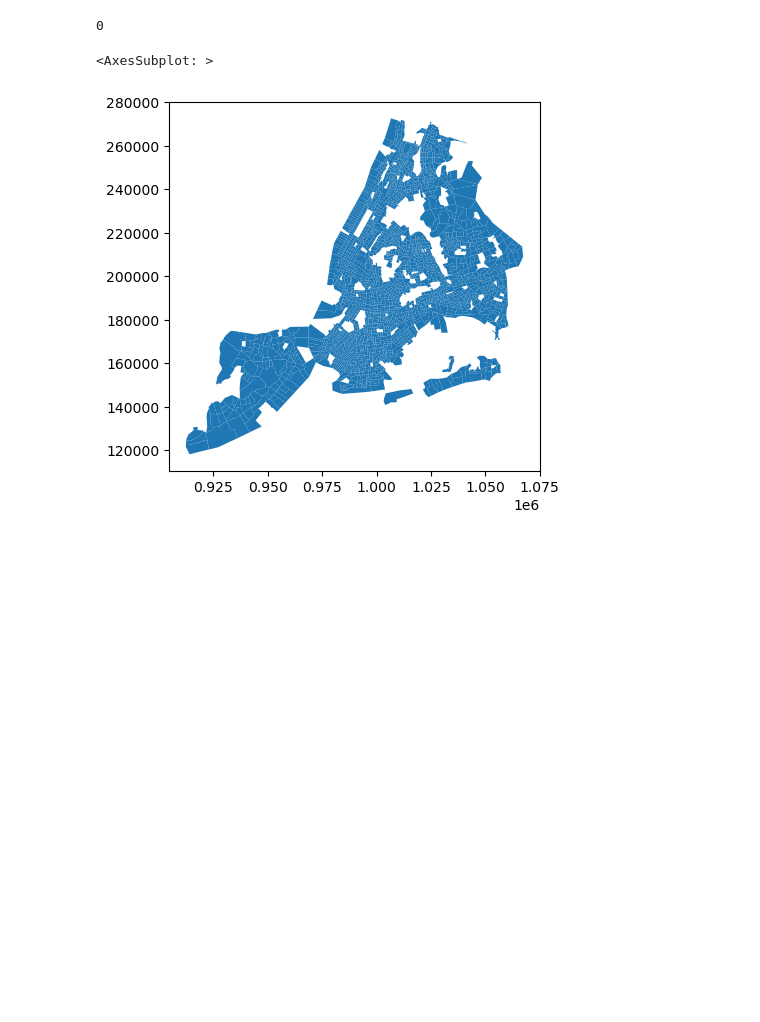
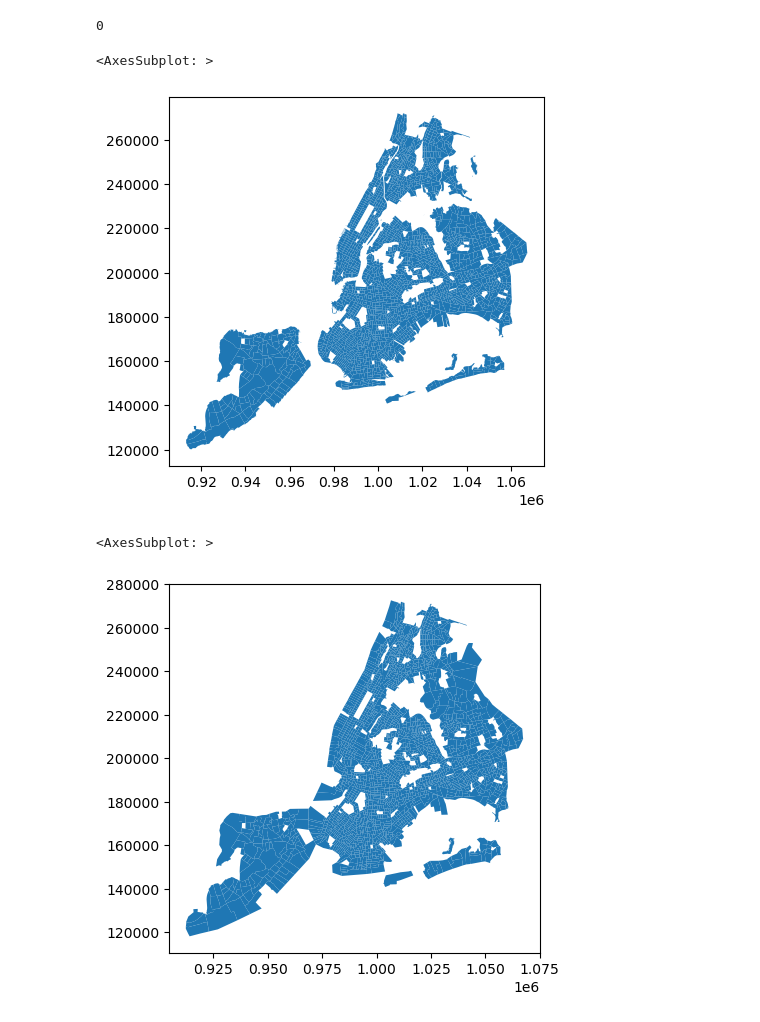
Before and after one commit to block-party-studio/block_party, a Jupyter notebook: notebooks/case_studies/dataXdesign/price_per_sqft.ipynb, the cells around one changed output. Saved outputs shown, nothing was run; the diff lists cells and outputs as text; code cells hidden in the pictures; blank space fills up the shorter version.

```diff
--- a/notebooks/case_studies/dataXdesign/price_per_sqft.ipynb
+++ b/notebooks/case_studies/dataXdesign/price_per_sqft.ipynb
@@ -1158,9 +1165,16 @@ census.GEOID.isna().sum()
 0
 # %%
 # merge on geodf
-ct_shp = ct_shp.merge(census, on='GEOID', how='left')
+ct_shp_v1 = ct_shp_v1.merge(census, on='GEOID', how='left')
 # %%
-ct_shp_no_nan = ct_shp.merge(census[census['B19013_001E'].notna()], on='GEOID', how='right')
+# use this instead
+ct_shp_no_nan = ct_shp_v1.merge(census[census['B19013_001E'].notna()], on='GEOID', how='right')
+# %%
+# this will avoid calculating spatial autocorrelation when there are no values
+ct_shp_no_nan.plot()
+# %% [output]
+<AxesSubplot: >
+[figure, added]
 # %%
 # this will avoid calculating spatial autocorrelation when there are no values
 ct_shp_no_nan.plot()
```
Also changed, not shown: parts of 8 cells of this notebook, 11 other files.
